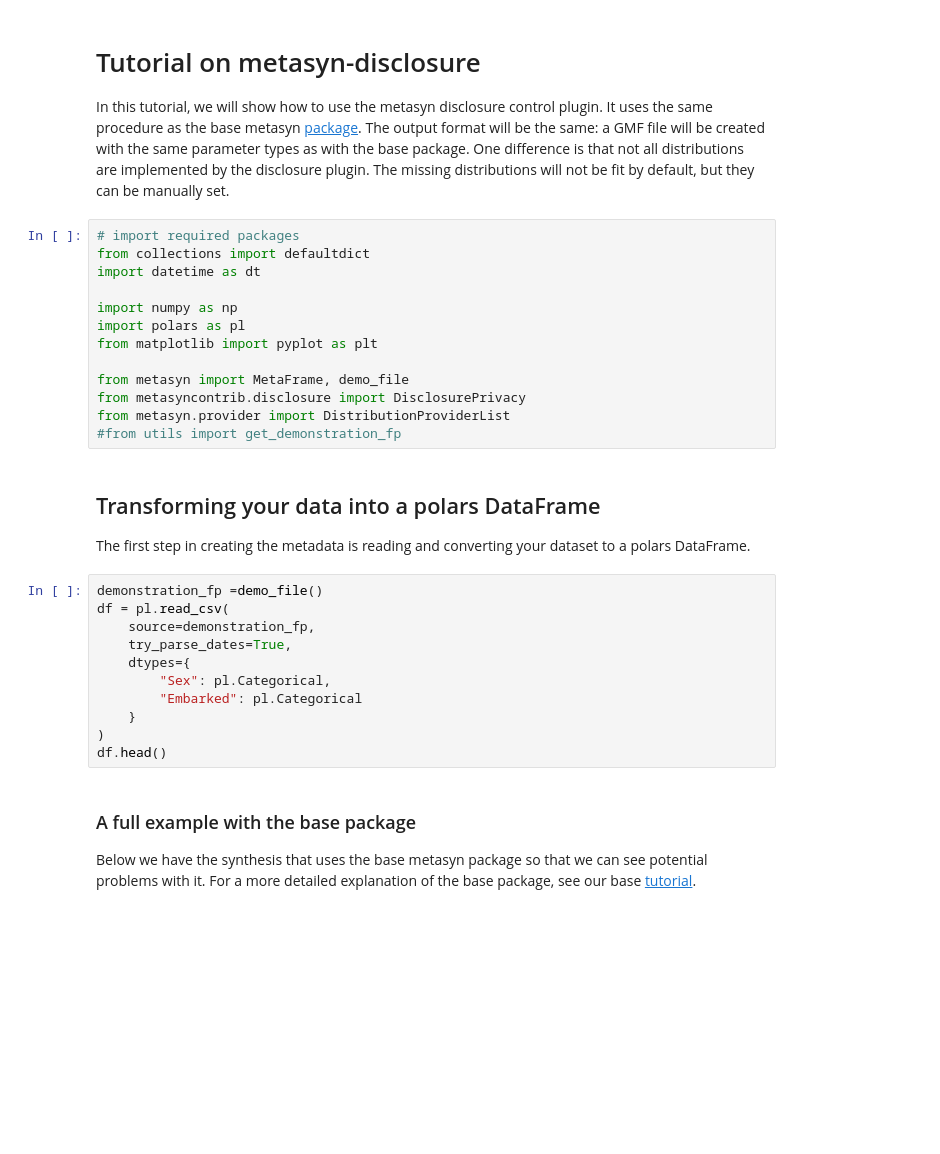
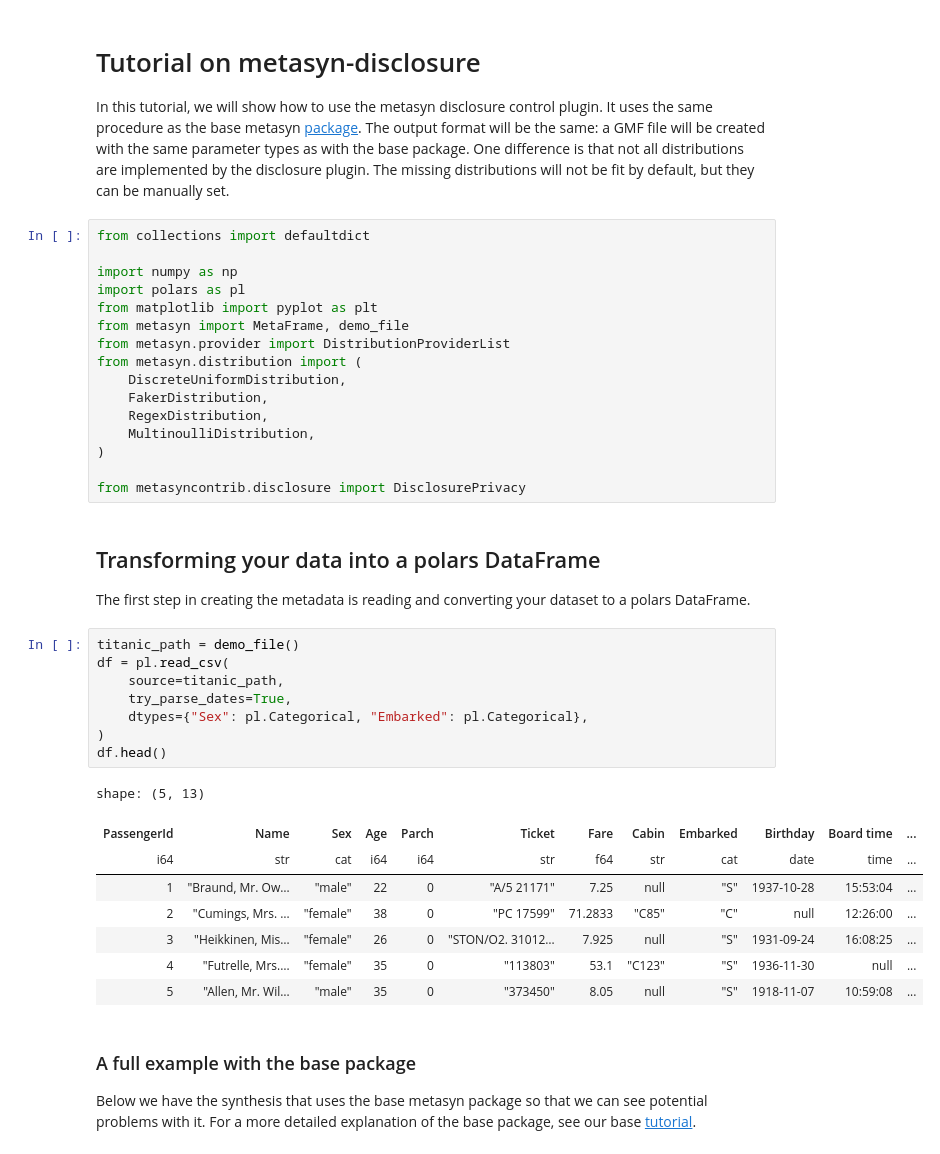
Before and after one commit to sodascience/metasyn-disclosure-control, a Jupyter notebook: examples/tutorial.ipynb, the cells around one changed output. Saved outputs shown, nothing was run; the diff lists cells and outputs as text; blank space fills up the shorter version.

```diff
--- a/examples/tutorial.ipynb
+++ b/examples/tutorial.ipynb
@@ -3,33 +3,42 @@
 
 In this tutorial, we will show how to use the metasyn disclosure control plugin. It uses the same procedure as the base metasyn [package](https://github.com/sodascience/metasyn/blob/main/examples/advanced_tutorial.ipynb). The output format will be the same: a GMF file will be created with the same parameter types as with the base package. One difference is that not all distributions are implemented by the disclosure plugin. The missing distributions will not be fit by default, but they can be manually set.
 # %%
-# import required packages
 from collections import defaultdict
-import datetime as dt
 
 import numpy as np
 import polars as pl
 from matplotlib import pyplot as plt
+from metasyn import MetaFrame, demo_file
+from metasyn.provider import DistributionProviderList
+from metasyn.distribution import (
+    DiscreteUniformDistribution,
+    FakerDistribution,
+    RegexDistribution,
+    MultinoulliDistribution,
+)
 
-from metasyn import MetaFrame, demo_file
 from metasyncontrib.disclosure import DisclosurePrivacy
-from metasyn.provider import DistributionProviderList
-#from utils import get_demonstration_fp
 # %% [markdown]
 ## Transforming your data into a polars DataFrame
 
 The first step in creating the metadata is reading and converting your dataset to a polars DataFrame.
 # %%
-demonstration_fp =demo_file()
+titanic_path = demo_file()
 df = pl.read_csv(
-    source=demonstration_fp,
+    source=titanic_path,
     try_parse_dates=True,
-    dtypes={
-        "Sex": pl.Categorical,
-        "Embarked": pl.Categorical
-    }
+    dtypes={"Sex": pl.Categorical, "Embarked": pl.Categorical},
 )
 df.head()
+# %% [output]
+shape: (5, 13)
+| PassengerId | Name | Sex | Age | Parch | Ticket | Fare | Cabin | Embarked | Birthday | Board time | ... |
+| i64 | str | cat | i64 | i64 | str | f64 | str | cat | date | time | ... |
+| 1 | "Braund, Mr. Ow… | "male" | 22 | 0 | "A/5 21171" | 7.25 | null | "S" | 1937-10-28 | 15:53:04 | ... |
+| 2 | "Cumings, Mrs. … | "female" | 38 | 0 | "PC 17599" | 71.2833 | "C85" | "C" | null | 12:26:00 | ... |
+| 3 | "Heikkinen, Mis… | "female" | 26 | 0 | "STON/O2. 31012… | 7.925 | null | "S" | 1931-09-24 | 16:08:25 | ... |
+| 4 | "Futrelle, Mrs.… | "female" | 35 | 0 | "113803" | 53.1 | "C123" | "S" | 1936-11-30 | null | ... |
+| 5 | "Allen, Mr. Wil… | "male" | 35 | 0 | "373450" | 8.05 | null | "S" | 1918-11-07 | 10:59:08 | ... |
 # %% [markdown]
 ### A full example with the base package
 
```
Also changed, not shown: parts of 5 cells of this notebook, 19 other files.
